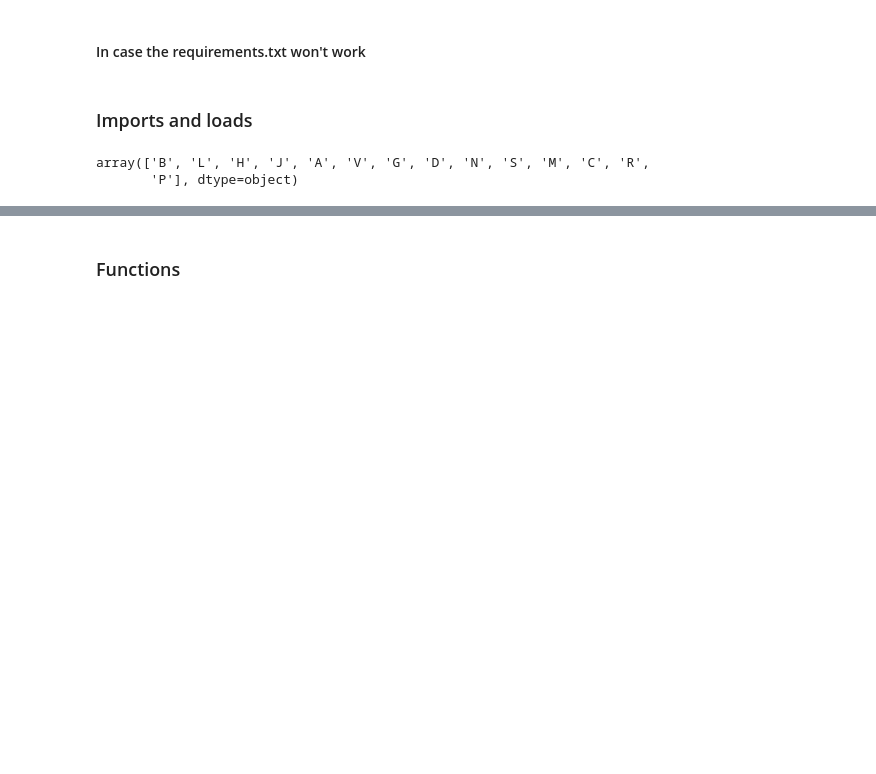
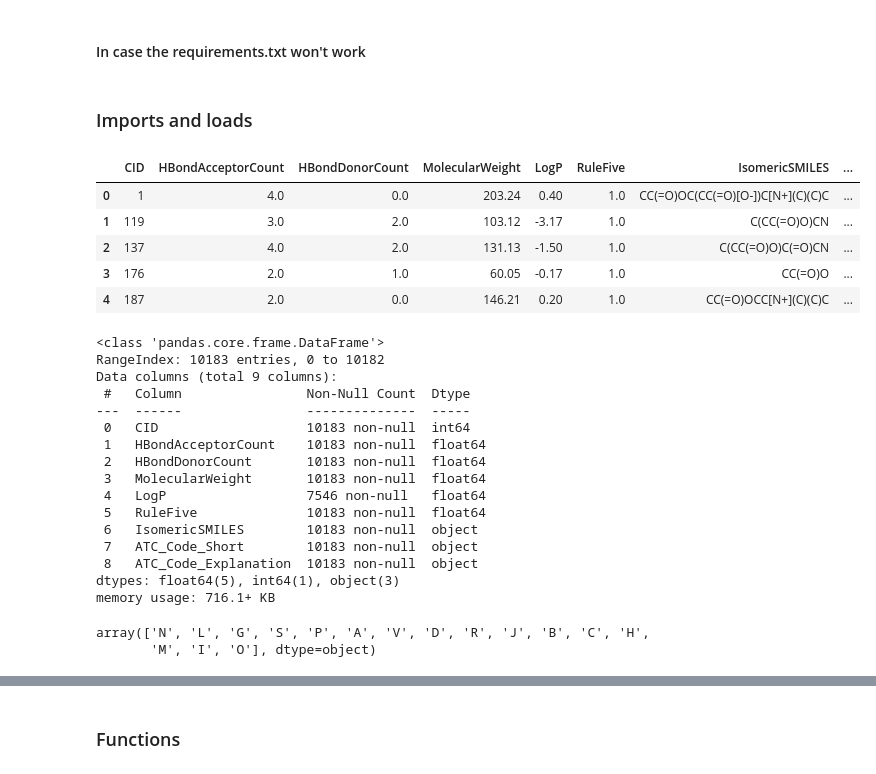
Before and after one commit to JoseCouceiro/TFM_project, a Jupyter notebook: MVP/fp_df_construction.ipynb, the cells around one changed output, grey strips where cells are left out. Drawn from its saved outputs; the diff is of its cells as text; code cells hidden in the pictures; blank space fills up the shorter version.

```diff
--- a/MVP/fp_df_construction.ipynb
+++ b/MVP/fp_df_construction.ipynb
@@ -28,5 +28,31 @@ drugs = pd.read_csv(os.path.join('dataframes','pubchem','f{dataset}_dataset_labe
+# %%
+display(drugs.head())
+drugs.info()
+# %% [output]
+|  | CID | HBondAcceptorCount | HBondDonorCount | MolecularWeight | LogP | RuleFive | IsomericSMILES | ... |
+| 0 | 1 | 4.0 | 0.0 | 203.24 | 0.40 | 1.0 | CC(=O)OC(CC(=O)[O-])C[N+](C)(C)C | ... |
+| 1 | 119 | 3.0 | 2.0 | 103.12 | -3.17 | 1.0 | C(CC(=O)O)CN | ... |
+| 2 | 137 | 4.0 | 2.0 | 131.13 | -1.50 | 1.0 | C(CC(=O)O)C(=O)CN | ... |
+| 3 | 176 | 2.0 | 1.0 | 60.05 | -0.17 | 1.0 | CC(=O)O | ... |
+| 4 | 187 | 2.0 | 0.0 | 146.21 | 0.20 | 1.0 | CC(=O)OCC[N+](C)(C)C | ... |
+<class 'pandas.core.frame.DataFrame'>
+RangeIndex: 10183 entries, 0 to 10182
+Data columns (total 9 columns):
+ #   Column                Non-Null Count  Dtype
+---  ------                --------------  -----
+ 0   CID                   10183 non-null  int64
+ 1   HBondAcceptorCount    10183 non-null  float64
+ 2   HBondDonorCount       10183 non-null  float64
+ 3   MolecularWeight       10183 non-null  float64
+ 4   LogP                  7546 non-null   float64
+ 5   RuleFive              10183 non-null  float64
+ 6   IsomericSMILES        10183 non-null  object
+ 7   ATC_Code_Short        10183 non-null  object
+ 8   ATC_Code_Explanation  10183 non-null  object
+dtypes: float64(5), int64(1), object(3)
+memory usage: 716.1+ KB
 # %%
-drugs['ATC_Code'].unique()
+drugs['ATC_Code_Short'].unique()
 # %% [output]
-array(['B', 'L', 'H', 'J', 'A', 'V', 'G', 'D', 'N', 'S', 'M', 'C', 'R',
-       'P'], dtype=object)
+array(['N', 'L', 'G', 'S', 'P', 'A', 'V', 'D', 'R', 'J', 'B', 'C', 'H',
+       'M', 'I', 'O'], dtype=object)
```
Also changed, not shown: parts of 9 cells of this notebook, 16 other files.
